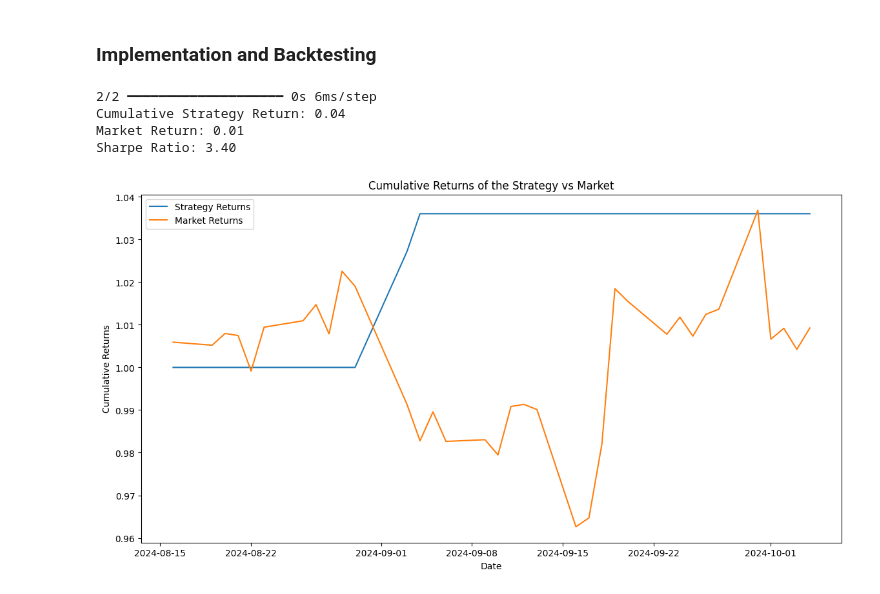
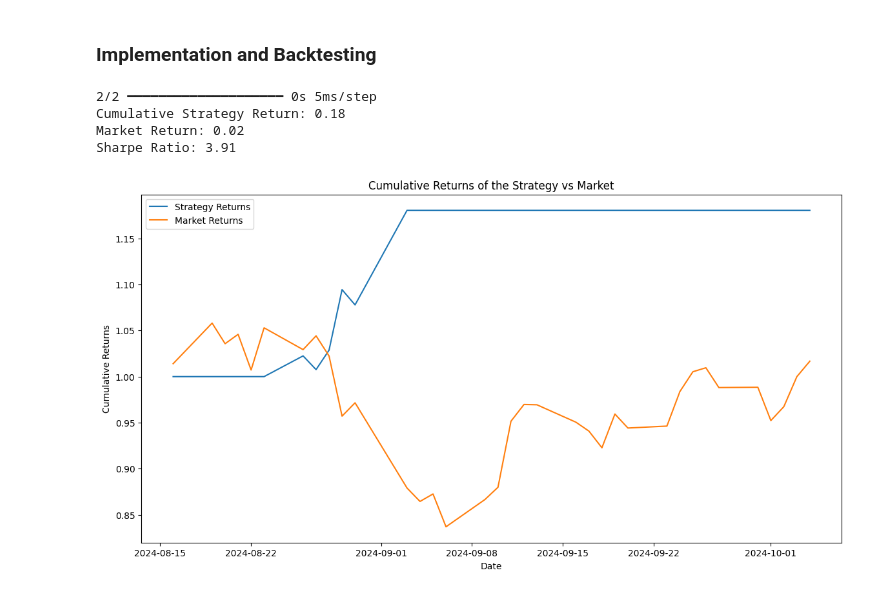
Before and after one commit to reb0und/RSIPredictorStrategy, a Jupyter notebook: RSIPrediction.ipynb, the cells around one changed output. Drawn from its saved outputs; the diff is of its cells as text; code cells hidden in the pictures.

Commit message:
ref: aapl to nvda

```diff
--- a/RSIPrediction.ipynb
+++ b/RSIPrediction.ipynb
@@ -145,14 +145,16 @@ df.head()
 from tensorflow.keras.models import Sequential
 from tensorflow.keras.layers import LSTM, Dense, Dropout
 
-data = splits["AAPL"]
+stock = "NVDA"
+
+data = splits[stock]
 
 model = Sequential()
 
 model.add(LSTM(units=100, return_sequences=True, input_shape=(data[0].shape[1], 1)))
-model.add(Dropout(0.5))
+model.add(Dropout(0.2))
 model.add(LSTM(units=100, return_sequences=False))
-model.add(Dropout(0.5))
+model.add(Dropout(0.2))
 model.add(Dense(units=1))
 
 model.compile(optimizer='adam', loss='mean_squared_error')
@@ -207,37 +209,37 @@ plt.show()
 # %%
 predictions = model.predict(data[1])
 
-predicted_rsi, actual_rsi = scalers['AAPL'].inverse_transform(predictions),  scalers['AAPL'].inverse_transform(data[3].reshape(-1, 1))
+predicted_rsi, actual_rsi = scalers[stock].inverse_transform(predictions),  scalers[stock].inverse_transform(data[3].reshape(-1, 1))
 
-signals = pd.DataFrame(index=stock_data['AAPL'].index[-len(predictions):])
+signals = pd.DataFrame(index=stock_data[stock].index[-len(predictions):])
 signals['predicted_rsi'], signals['actual_rsi'], signals['signal'] = predicted_rsi, actual_rsi, 0
 
 # Buy @ RSI < 30, sell @ RSI > 70
 signals.loc[signals['predicted_rsi'] >= 60, 'signal'], signals.loc[signals['predicted_rsi'] <= 40, 'signal'] = -1, 1
 
-signals['daily_returns'] = stock_data['AAPL']['Close'][-len(predictions):].pct_change()
+signals['daily_returns'] = stock_data[stock]['Close'][-len(predictions):].pct_change()
 signals['strategy_returns'] = signals['daily_returns'] * signals['signal'].shift(1)
 
 signals['cumulative_strategy_returns'], signals['cumulative_market_returns'] = (1 + signals['strategy_returns']).cumprod(), (1 + signals['daily_returns']).cumprod()
 
 cumulative_return = signals['cumulative_strategy_returns'][-1] - 1
 sharpe_ratio = signals['strategy_returns'].mean() / signals['strategy_returns'].std() * np.sqrt(252)
 
 print(f"Cumulative Strategy Return: {cumulative_return:.2f}")
 print(f"Market Return: {signals['cumulative_market_returns'][-1] - 1:.2f}")
 print(f"Sharpe Ratio: {sharpe_ratio:.2f}")
 
 plt.figure(figsize=(14, 7))
 plt.plot(signals['cumulative_strategy_returns'], label='Strategy Returns')
 plt.plot(signals['cumulative_market_returns'], label='Market Returns')
 plt.title('Cumulative Returns of the Strategy vs Market')
 plt.xlabel('Date')
 plt.ylabel('Cumulative Returns')
 plt.legend()
 plt.show()
 # %% [output]
-2/2 ━━━━━━━━━━━━━━━━━━━━ 0s 6ms/step
-Cumulative Strategy Return: 0.04
-Market Return: 0.01
-Sharpe Ratio: 3.40
+2/2 ━━━━━━━━━━━━━━━━━━━━ 0s 5ms/step
+Cumulative Strategy Return: 0.18
+Market Return: 0.02
+Sharpe Ratio: 3.91
-[figure, old version]
+[figure, new version]
```
Also changed, not shown: parts of 6 cells of this notebook.
